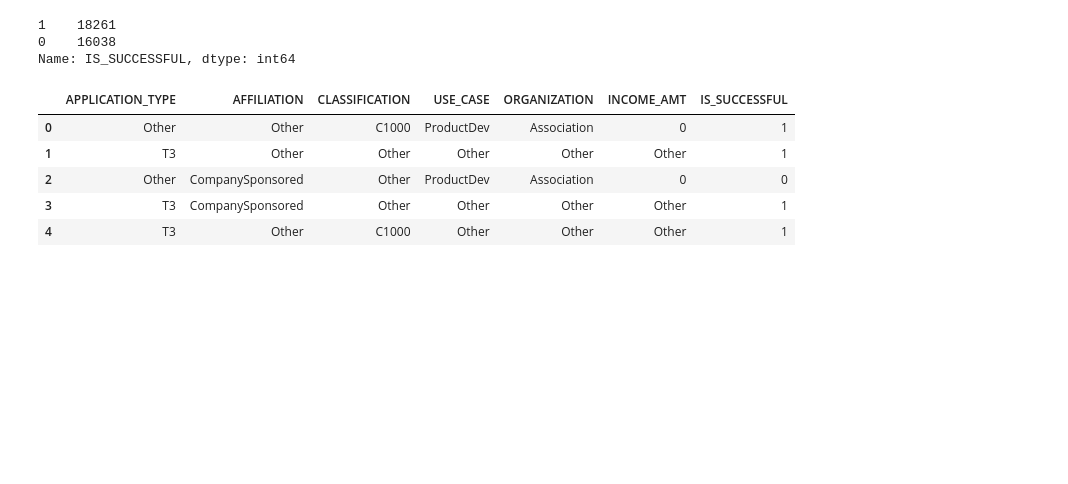
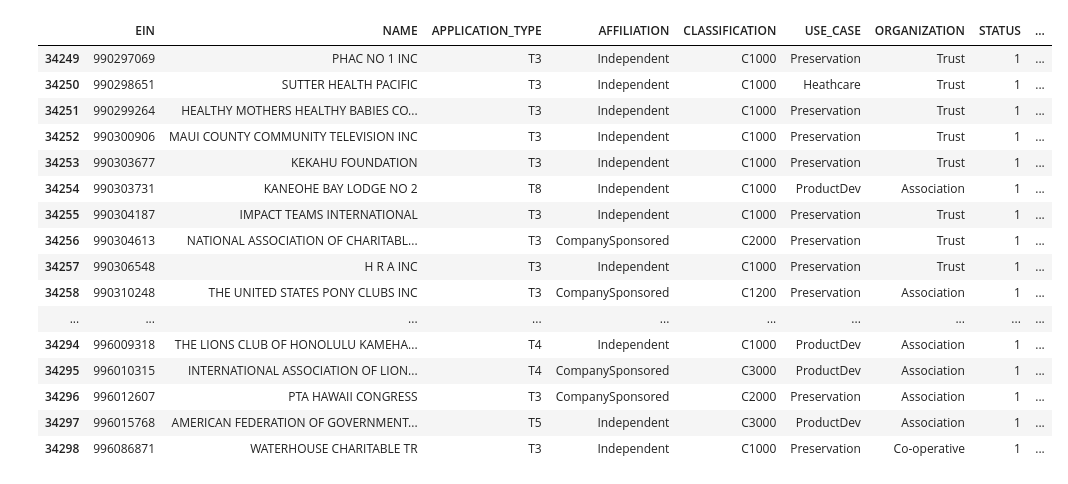
Before and after one commit to suzanne-wilson/AlphabetSoupChallenge, a Jupyter notebook: AlphabetSoupChallenge.ipynb, the cells around one changed output. Drawn from its saved outputs; the diff is of its cells as text; code cells hidden in the pictures; blank space fills up the shorter version.

```diff
--- a/AlphabetSoupChallenge.ipynb
+++ b/AlphabetSoupChallenge.ipynb
@@ -137,15 +9,0 @@ Name: USE_CASE, dtype: int64
-# %%
-# ORGANIZATION 2 classes
-ORGANIZATION_counts = charity_df.ORGANIZATION.value_counts()
-print(ORGANIZATION_counts.head(25))
-
-# Determine which values to replace
-replace_ORGANIZATION = list(ORGANIZATION_counts[(ORGANIZATION_counts < 1000) | (ORGANIZATION_counts > 15000)].index)
-
-# Replace in DataFrame
-for country in replace_ORGANIZATION:
-    charity_df.ORGANIZATION = charity_df.ORGANIZATION.replace(country,"Other")
-
-
-# Check to make sure binning was successful
-charity_df.ORGANIZATION.value_counts()
@@ -169,15 +9,0 @@ Name: STATUS, dtype: int64
-# %%
-# INCOME_AMT - start with none vs any; ordinal classes: 0; 1-9999, 10000-24999, 25000-99999, 100000-499999
-INCOME_AMT_counts = charity_df.INCOME_AMT.value_counts()
-print(INCOME_AMT_counts.head(25))
-
-# Determine which values to replace
-replace_INCOME_AMT = list(INCOME_AMT_counts[INCOME_AMT_counts < 5000].index)
-
-# Replace in DataFrame
-for country in replace_INCOME_AMT:
-    charity_df.INCOME_AMT = charity_df.INCOME_AMT.replace(country,"Other")
-
-
-# Check to make sure binning was successful
-charity_df.INCOME_AMT.value_counts()
@@ -228,20 +10,20 @@ Name: ASK_AMT, dtype: int64
-# %%
-# IS_SUCCESSFUL yes vs no
-IS_SUCCESSFUL_counts = charity_df.IS_SUCCESSFUL.value_counts()
-print(IS_SUCCESSFUL_counts.head(25))
-# %% [output]
-1    18261
-0    16038
-Name: IS_SUCCESSFUL, dtype: int64
-# %%
-# drop EIN NAME, STATUS, SPECIAL_CONSIDERATIONS, ASK_AMT
-# df.drop(['B', 'C'], axis=1)
-charity_df = charity_df.drop(['EIN', 'NAME', 'STATUS', 'SPECIAL_CONSIDERATIONS', 'ASK_AMT'], axis=1)
-charity_df.head()
-# %% [output]
-|  | APPLICATION_TYPE | AFFILIATION | CLASSIFICATION | USE_CASE | ORGANIZATION | INCOME_AMT | IS_SUCCESSFUL |
-| 0 | Other | Other | C1000 | ProductDev | Association | 0 | 1 |
-| 1 | T3 | Other | Other | Other | Other | Other | 1 |
-| 2 | Other | CompanySponsored | Other | ProductDev | Association | 0 | 0 |
-| 3 | T3 | CompanySponsored | Other | Other | Other | Other | 1 |
-| 4 | T3 | Other | C1000 | Other | Other | Other | 1 |
+# %%
+charity_df.tail(50)
+# %% [output]
+|  | EIN | NAME | APPLICATION_TYPE | AFFILIATION | CLASSIFICATION | USE_CASE | ORGANIZATION | STATUS | ... |
+| 34249 | 990297069 | PHAC NO 1 INC | T3 | Independent | C1000 | Preservation | Trust | 1 | ... |
+| 34250 | 990298651 | SUTTER HEALTH PACIFIC | T3 | Independent | C1000 | Heathcare | Trust | 1 | ... |
+| 34251 | 990299264 | HEALTHY MOTHERS HEALTHY BABIES CO... | T3 | Independent | C1000 | Preservation | Trust | 1 | ... |
+| 34252 | 990300906 | MAUI COUNTY COMMUNITY TELEVISION INC | T3 | Independent | C1000 | Preservation | Trust | 1 | ... |
+| 34253 | 990303677 | KEKAHU FOUNDATION | T3 | Independent | C1000 | Preservation | Trust | 1 | ... |
+| 34254 | 990303731 | KANEOHE BAY LODGE NO 2 | T8 | Independent | C1000 | ProductDev | Association | 1 | ... |
+| 34255 | 990304187 | IMPACT TEAMS INTERNATIONAL | T3 | Independent | C1000 | Preservation | Trust | 1 | ... |
+| 34256 | 990304613 | NATIONAL ASSOCIATION OF CHARITABL... | T3 | CompanySponsored | C2000 | Preservation | Trust | 1 | ... |
+| 34257 | 990306548 | H R A INC | T3 | Independent | C1000 | Preservation | Trust | 1 | ... |
+| 34258 | 990310248 | THE UNITED STATES PONY CLUBS INC | T3 | CompanySponsored | C1200 | Preservation | Association | 1 | ... |
+| ... | ... | ... | ... | ... | ... | ... | ... | ... | ... |
+| 34294 | 996009318 | THE LIONS CLUB OF HONOLULU KAMEHA... | T4 | Independent | C1000 | ProductDev | Association | 1 | ... |
+| 34295 | 996010315 | INTERNATIONAL ASSOCIATION OF LION... | T4 | CompanySponsored | C3000 | ProductDev | Association | 1 | ... |
+| 34296 | 996012607 | PTA HAWAII CONGRESS | T3 | CompanySponsored | C2000 | Preservation | Association | 1 | ... |
+| 34297 | 996015768 | AMERICAN FEDERATION OF GOVERNMENT... | T5 | Independent | C3000 | ProductDev | Association | 1 | ... |
+| 34298 | 996086871 | WATERHOUSE CHARITABLE TR | T3 | Independent | C1000 | Preservation | Co-operative | 1 | ... |
```
Also changed, not shown: parts of 36 cells of this notebook, 1 other file.
